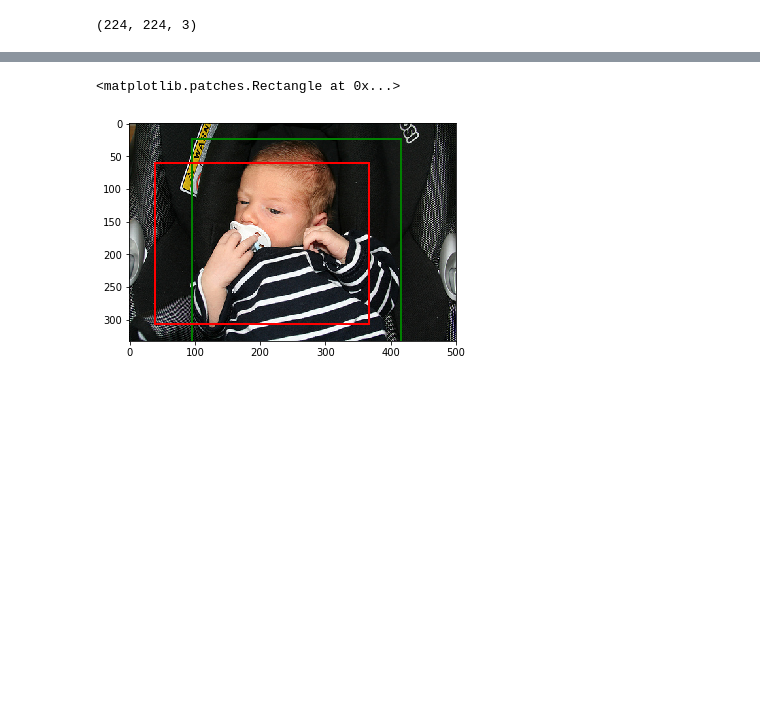
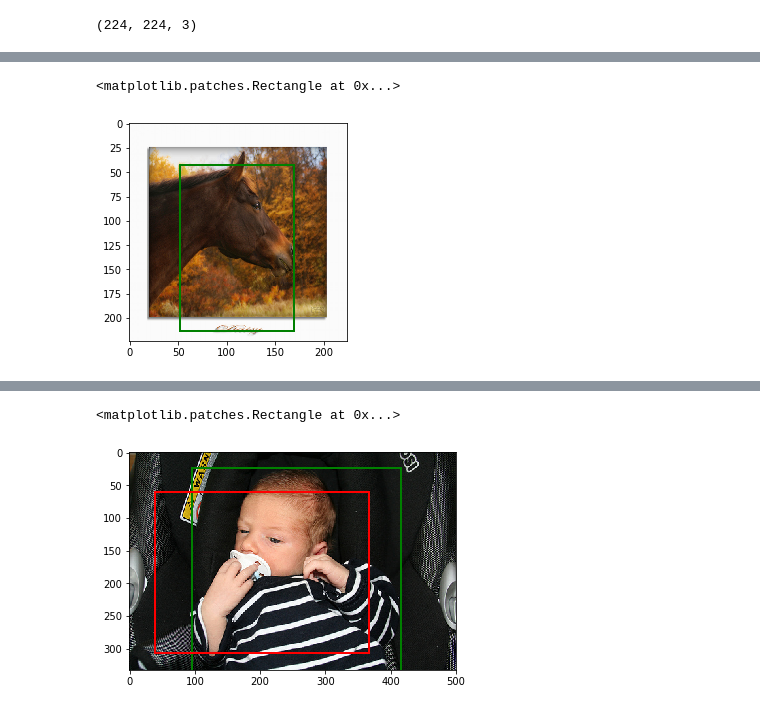
Before and after one commit to SaikiranKannaiah436/testing_theory, a Jupyter notebook: working.ipynb, the cells around one changed output, grey strips where cells are left out. Cells and saved outputs as stored; diff of their text form; code cells hidden in the pictures; blank space fills up the shorter version.

```diff
--- a/working.ipynb
+++ b/working.ipynb
@@ -361,0 +412,7 @@ test_img[0].shape
+# %%
+coords = (tbox[0][0], tbox[0][1]), tbox[0][2]-tbox[0][0]+1, tbox[0][3]-tbox[0][1]+1
+plt.imshow(test_img[0])
+plt.gca().add_patch(plt.Rectangle(*coords, fill=False, edgecolor='g', linewidth=2))
+# %% [output]
+<matplotlib.patches.Rectangle at 0x...>
+[figure, added]
```
Also changed, not shown: parts of 32 cells of this notebook, 5 other files.
